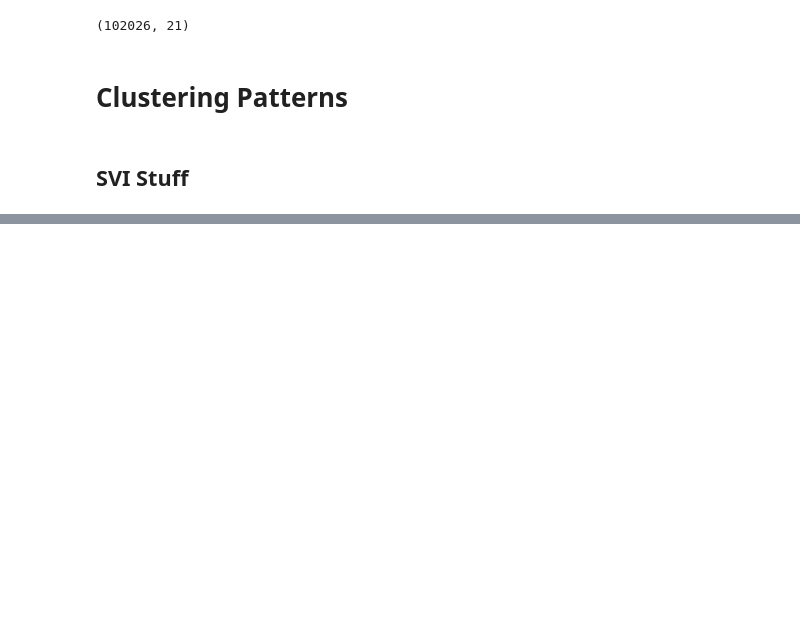
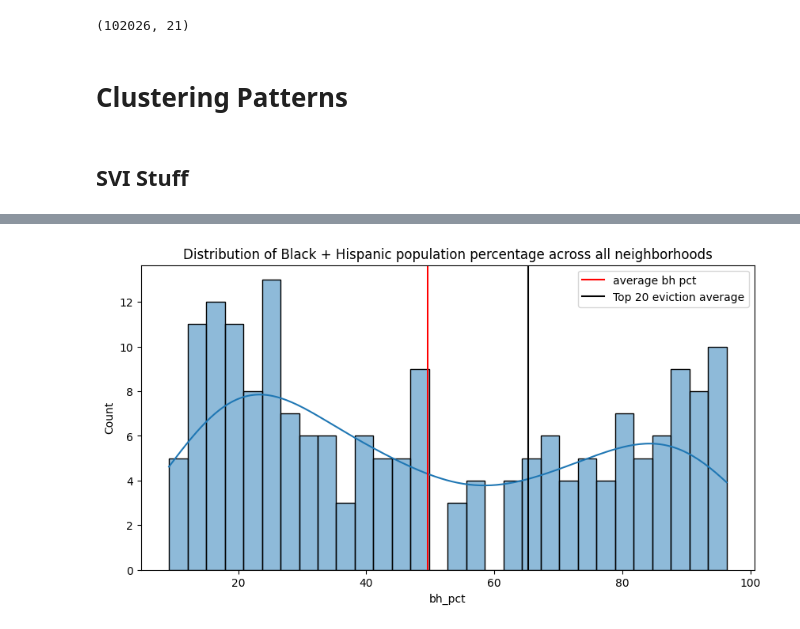
Before and after one commit to simaoalicechen/NYC_Landlord_Behavior_Analysis_Project, a Jupyter notebook: Part_6_fun_facts.ipynb, the cells around one changed output, grey strips where cells are left out. Cells and saved outputs as stored; diff of their text form; code cells hidden in the pictures; blank space fills up the shorter version.

```diff
--- a/Part_6_fun_facts.ipynb
+++ b/Part_6_fun_facts.ipynb
@@ -224,0 +413,6 @@ raw_evictions.shape
+# %%
+race_columns = ['ep_afam', 'ep_asian', 'ep_hisp', 'ep_nhpi', 'ep_white', 'ep_twomore', 'ep_otherrace']
+racial_avg_all = evictions_pre_post.groupby('nta')[['average_year_eviction_count', 'ep_afam', 'ep_asian', 'ep_hisp', 'ep_nhpi', 'ep_white', 'ep_twomore', 'ep_otherrace', 'rpl_themes']].mean()
+racial_avg_all.sort_values('average_year_eviction_count', ascending=False, inplace=True)
+racial_avg_all.reset_index(inplace=True)
+racial_avg_all.head()
@@ -224,0 +426,5 @@ raw_evictions.shape
+# %%
+top_20_race_evictions = racial_avg_all[racial_avg_all['nta'].isin(top_20.nta.values)]
+# the only way to add a new column is to use 'xxx' dot does not work
+top_20_race_evictions['bh_pct'] = top_20_race_evictions['ep_afam'] + top_20_race_evictions['ep_hisp']
+top_20_race_evictions.head()
@@ -224,0 +438,4 @@ raw_evictions.shape
+# %%
+avg_bh_pct_top_20 = top_20_race_evictions.bh_pct.mean()
+avg_bh_pct_top_20
+# important
@@ -224,0 +444,3 @@ raw_evictions.shape
+# %%
+racial_avg_all['bh_pct'] = racial_avg_all['ep_afam'] + racial_avg_all['ep_hisp']
+racial_avg_all.head()
@@ -224,0 +491,10 @@ raw_evictions.shape
+# %%
+plt.figure(figsize=(10, 5))
+sns.histplot(racial_avg_all['bh_pct'], kde=True, bins=30)
+plt.axvline(racial_avg_all['bh_pct'].mean(), color='red', label='average bh pct')
+plt.axvline(avg_bh_pct_top_20, color='black', label='Top 20 eviction average')
+plt.legend()
+plt.title("Distribution of Black + Hispanic population percentage across all neighborhoods")
+plt.show()
+# %% [output]
+[figure, added]
```
Also changed, not shown: parts of 45 cells of this notebook, 1 other file.
